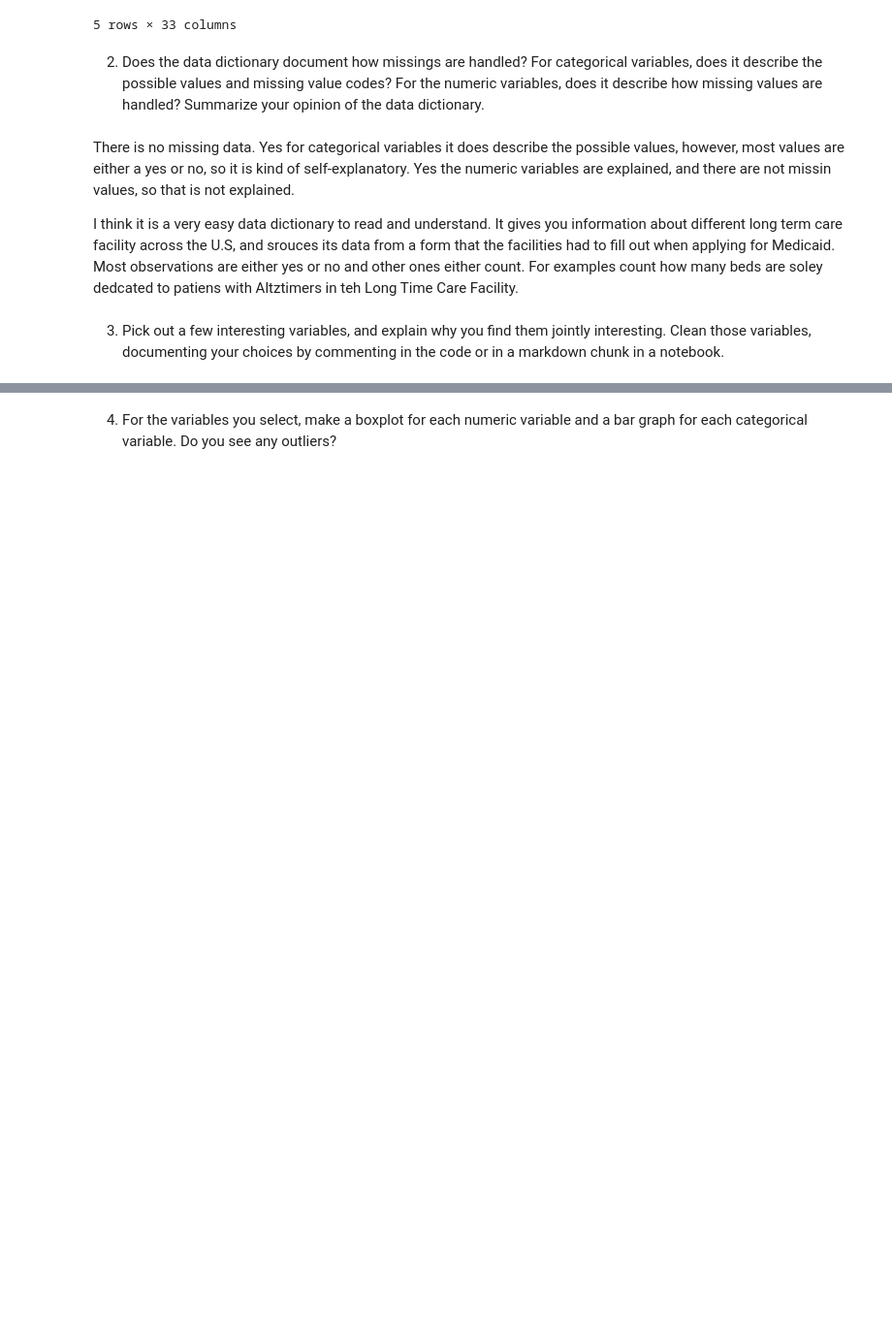
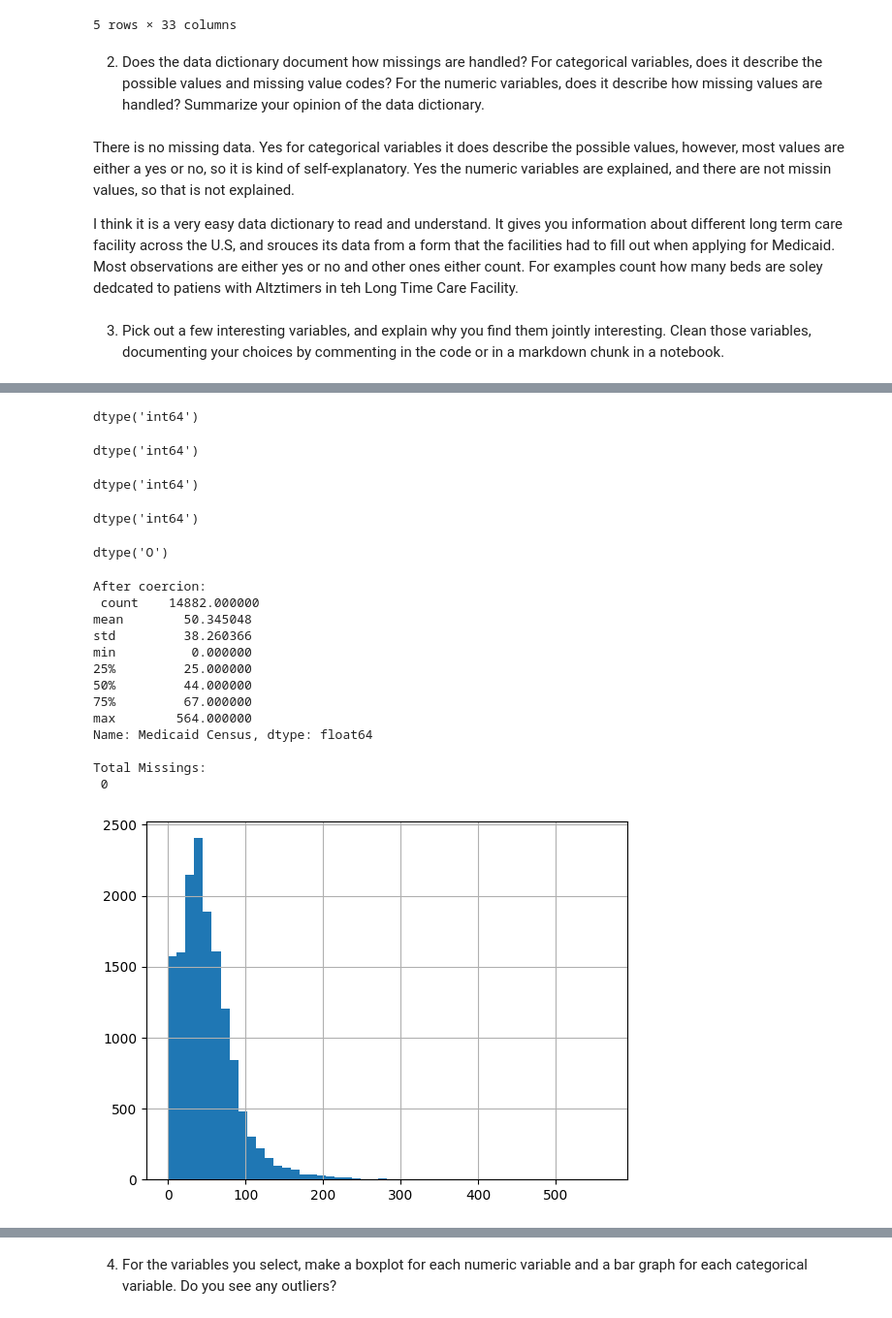
Before and after one commit to pwy7fv/visualization, a Jupyter notebook: assignment/assignment.ipynb, the cells around one changed output, grey strips where cells are left out. Shown at 97% size. Cells and saved outputs as stored; diff of their text form; code cells hidden in the pictures; blank space fills up the shorter version.

```diff
--- a/assignment/assignment.ipynb
+++ b/assignment/assignment.ipynb
@@ -258,0 +279,3 @@ I think it is a very easy data dictionary to read and understand. It gives you i
+# %%
+ds['Ownership Type'] = ds['Ownership Type'].replace(['For Profit - Corporation','For Profit - Individual','For Profit - LLC','For Profit - Partnership'], 'For Profit')
+ds['Ownership Type'].value_counts()
@@ -258,0 +296,3 @@ I think it is a very easy data dictionary to read and understand. It gives you i
+# %%
+ds['Ownership Type'] = ds['Ownership Type'].replace(['Government - County','Government - Hospital District','Government - State','Government - City/County','Government - City','Government - Federal'], 'Government')
+ds['Ownership Type'].value_counts()
@@ -258,0 +308,3 @@ I think it is a very easy data dictionary to read and understand. It gives you i
+# %%
+ds['Ownership Type'] = ds['Ownership Type'].replace(['Non-Profit - Nonprofit Corportation','Non-Profit - Church Related','Non-Profit - Other Nonprofit'], 'Non-Profit')
+ds['Ownership Type'].value_counts()
@@ -258,0 +320,42 @@ I think it is a very easy data dictionary to read and understand. It gives you i
+# %%
+ds['Medicare Census'].dtype
+# %% [output]
+dtype('int64')
+# %%
+ds['Medicaid Census'].dtype
+# %% [output]
+dtype('int64')
+# %%
+ds['Other Census'].dtype
+# %% [output]
+dtype('int64')
+# %%
+ds['Total Residents'].dtype
+# %% [output]
+dtype('int64')
+# %%
+ds['Ownership Type'].dtype
+# %% [output]
+dtype('O')
+# %%
+ds['Medicaid_nan'] = ds['Medicaid Census'].isnull()
+
+
+print('After coercion: \n', ds['Medicaid Census'].describe(),'\n')
+ds['Medicaid Census'].hist(bins = 50)
+print('Total Missings: \n', sum(ds['Medicaid_nan']),'\n')
+# %% [output]
+After coercion:
+ count    14882.000000
+mean        50.345048
+std         38.260366
+min          0.000000
+25%         25.000000
+50%         44.000000
+75%         67.000000
+max        564.000000
+Name: Medicaid Census, dtype: float64
+
+Total Missings:
+ 0
+[figure, added]
```
Also changed, not shown: parts of 28 cells of this notebook.
